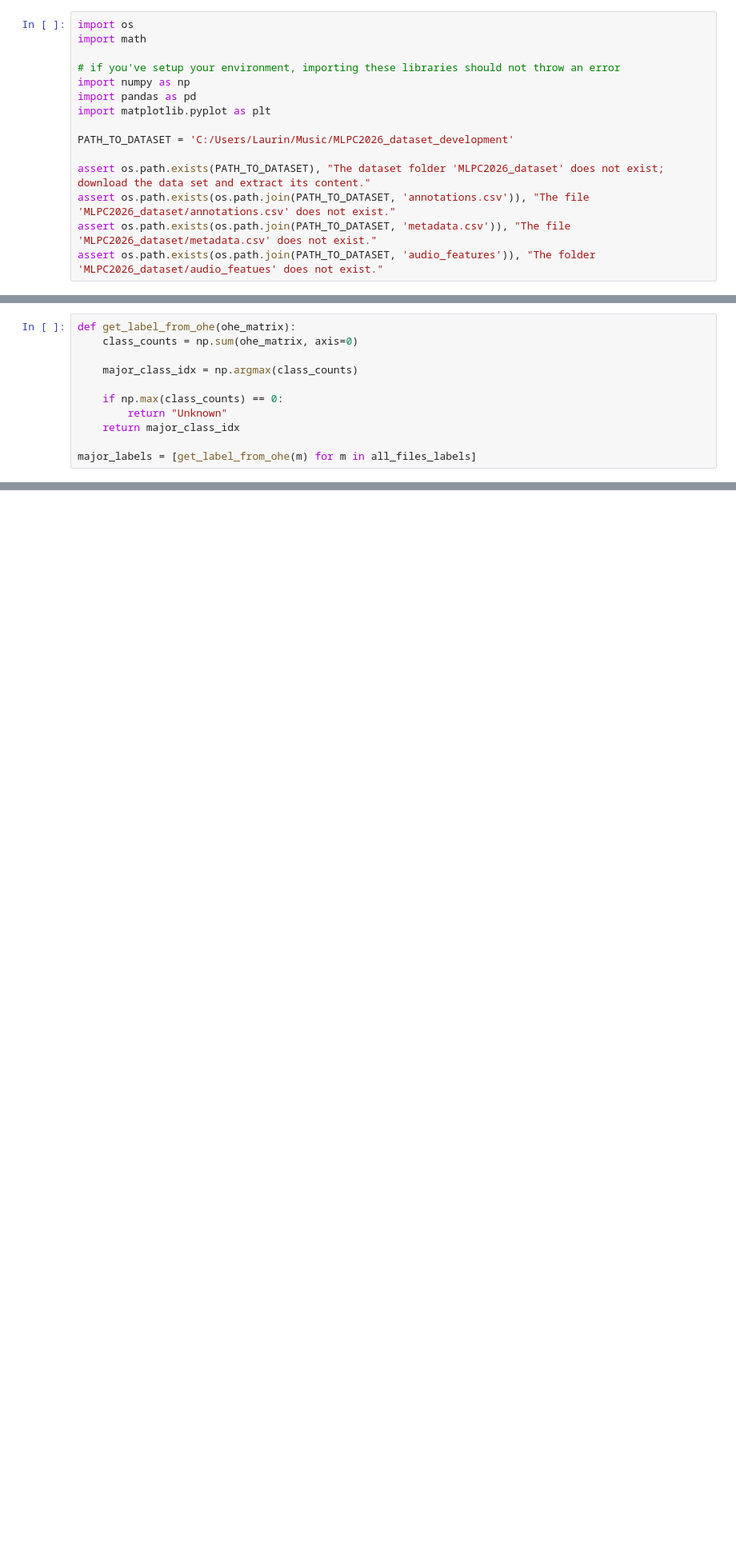
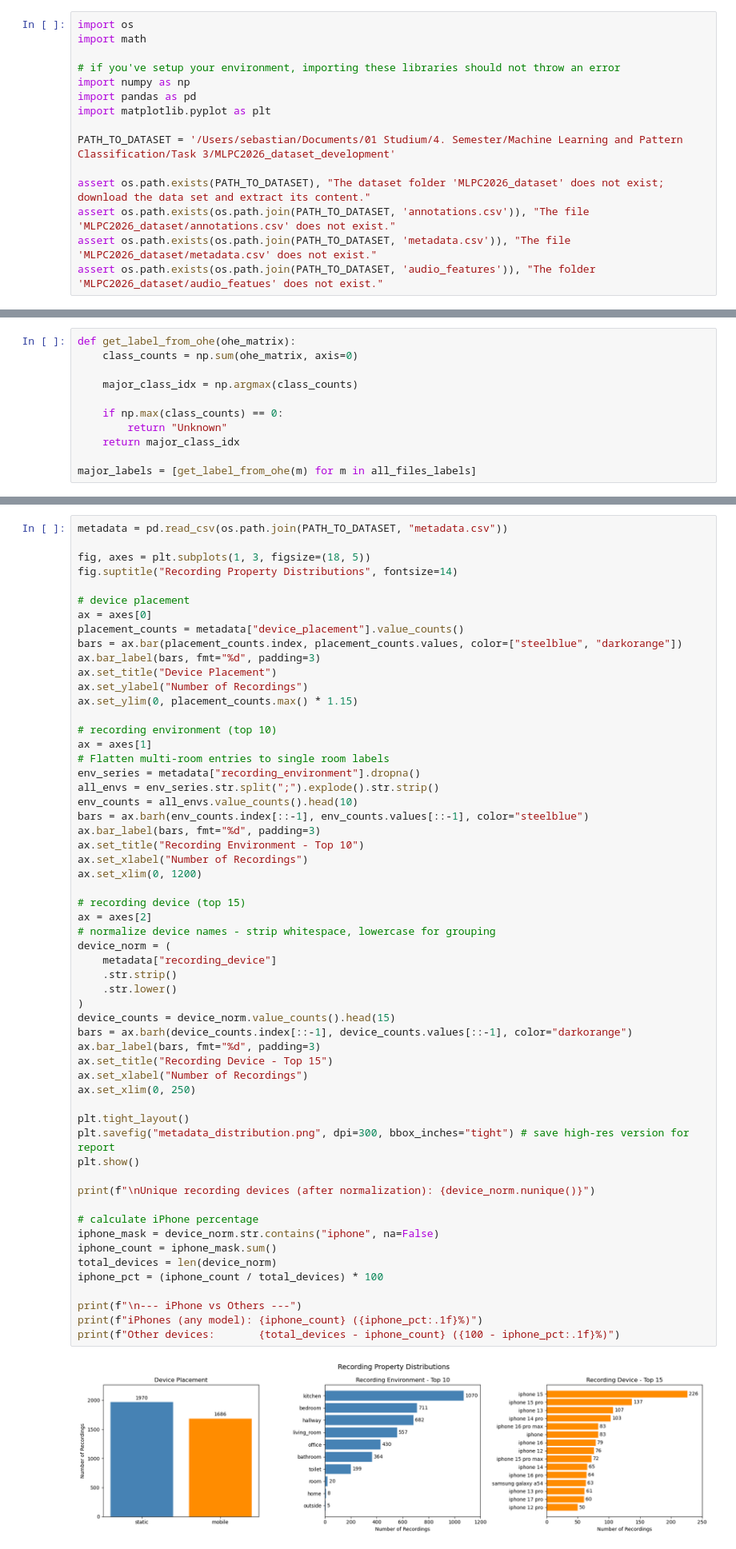
Before and after one commit to LaurinSiebert/mlpc_project, a Jupyter notebook: notebooks/01_data_exploration.ipynb, the cells around one changed output, grey strips where cells are left out. Shown at 80% size. Cells and saved outputs as stored; diff of their text form; blank space fills up the shorter version.

Commit message:
added code cells for task 3

```diff
--- a/notebooks/01_data_exploration.ipynb
+++ b/notebooks/01_data_exploration.ipynb
@@ -40,7 +40,7 @@ import numpy as np
 import pandas as pd
 import matplotlib.pyplot as plt
 
-PATH_TO_DATASET = 'C:/Users/Laurin/Music/MLPC2026_dataset_development'
+PATH_TO_DATASET = '/Users/sebastian/Documents/01 Studium/4. Semester/Machine Learning and Pattern Classification/Task 3/MLPC2026_dataset_development'
 
 assert os.path.exists(PATH_TO_DATASET), "The dataset folder 'MLPC2026_dataset' does not exist; download the data set and extract its content."
 assert os.path.exists(os.path.join(PATH_TO_DATASET, 'annotations.csv')), "The file 'MLPC2026_dataset/annotations.csv' does not exist."
@@ -991,0 +997,59 @@ print(X_flat[:50])
+# %%
+metadata = pd.read_csv(os.path.join(PATH_TO_DATASET, "metadata.csv"))
+
+fig, axes = plt.subplots(1, 3, figsize=(18, 5))
+fig.suptitle("Recording Property Distributions", fontsize=14)
+
+# device placement
+ax = axes[0]
+placement_counts = metadata["device_placement"].value_counts()
+bars = ax.bar(placement_counts.index, placement_counts.values, color=["steelblue", "darkorange"])
+ax.bar_label(bars, fmt="%d", padding=3)
+ax.set_title("Device Placement")
+ax.set_ylabel("Number of Recordings")
+ax.set_ylim(0, placement_counts.max() * 1.15)
+
+# recording environment (top 10)
+ax = axes[1]
+# Flatten multi-room entries to single room labels
+env_series = metadata["recording_environment"].dropna()
+all_envs = env_series.str.split(";").explode().str.strip()
+env_counts = all_envs.value_counts().head(10)
+bars = ax.barh(env_counts.index[::-1], env_counts.values[::-1], color="steelblue")
+ax.bar_label(bars, fmt="%d", padding=3)
+ax.set_title("Recording Environment - Top 10")
+ax.set_xlabel("Number of Recordings")
+ax.set_xlim(0, 1200)
+
+# recording device (top 15)
+ax = axes[2]
+# normalize device names - strip whitespace, lowercase for grouping
+device_norm = (
+    metadata["recording_device"]
+    .str.strip()
+    .str.lower()
+)
+device_counts = device_norm.value_counts().head(15)
+bars = ax.barh(device_counts.index[::-1], device_counts.values[::-1], color="darkorange")
+ax.bar_label(bars, fmt="%d", padding=3)
+ax.set_title("Recording Device - Top 15")
+ax.set_xlabel("Number of Recordings")
+ax.set_xlim(0, 250)
+
+plt.tight_layout()
+plt.savefig("metadata_distribution.png", dpi=300, bbox_inches="tight") # save high-res version for report
+plt.show()
+
+print(f"\nUnique recording devices (after normalization): {device_norm.nunique()}")
+
+# calculate iPhone percentage
+iphone_mask = device_norm.str.contains("iphone", na=False)
+iphone_count = iphone_mask.sum()
+total_devices = len(device_norm)
+iphone_pct = (iphone_count / total_devices) * 100
+
+print(f"\n--- iPhone vs Others ---")
+print(f"iPhones (any model): {iphone_count} ({iphone_pct:.1f}%)")
+print(f"Other devices:       {total_devices - iphone_count} ({100 - iphone_pct:.1f}%)")
+# %% [output]
+[figure, added]
```
Also changed, not shown: parts of 9 cells of this notebook.
